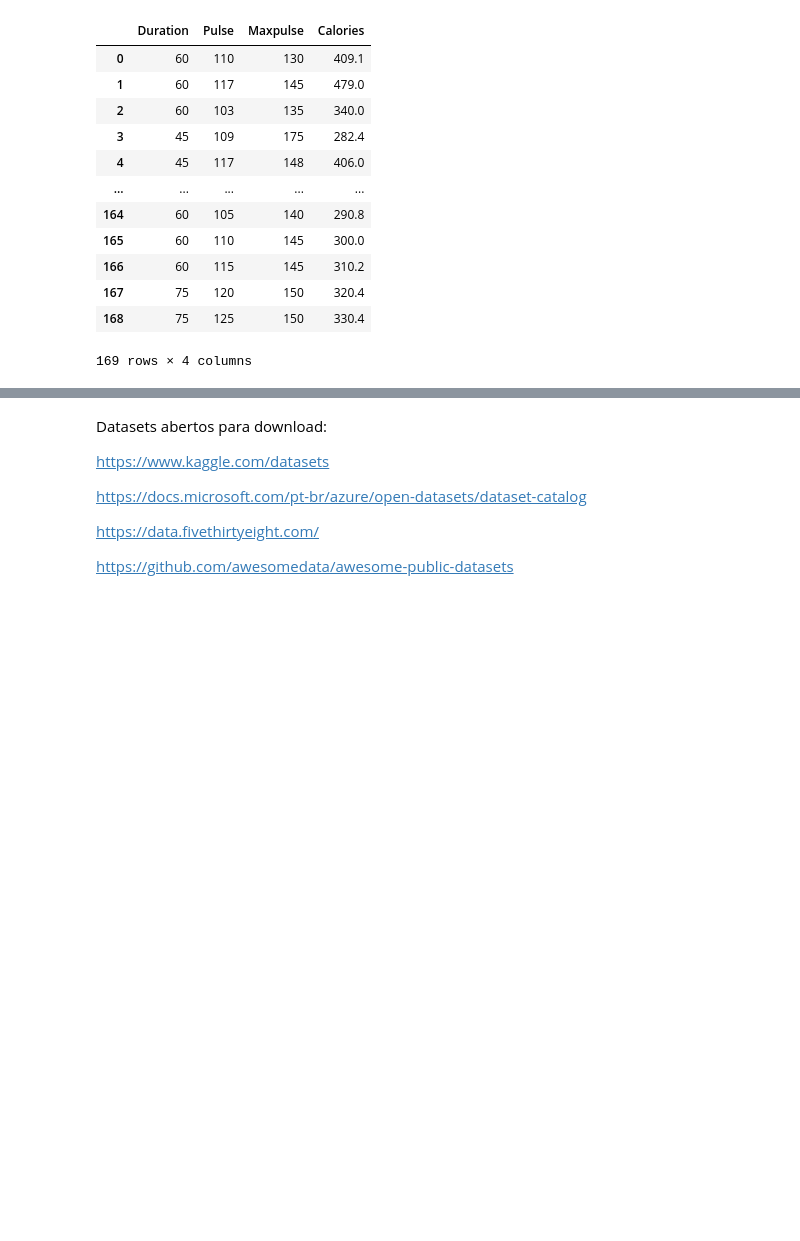
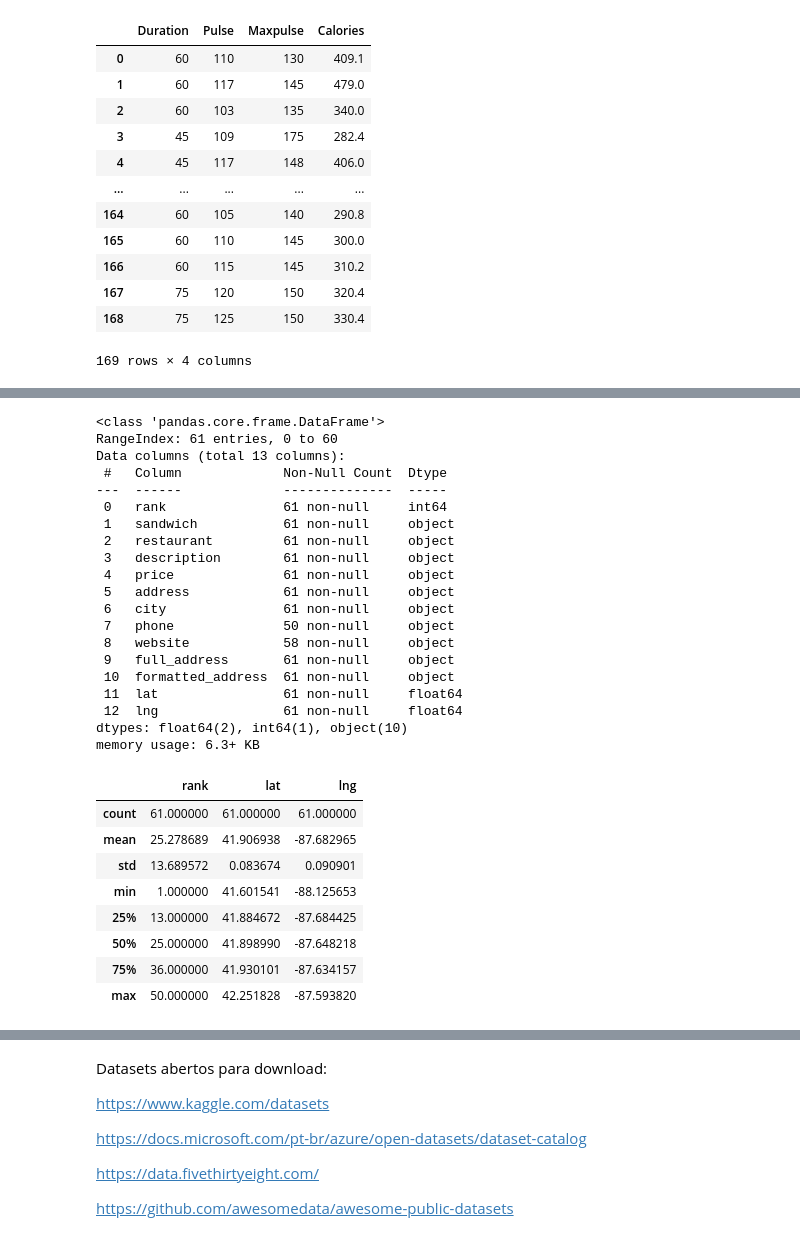
Before and after one commit to fernandonakagawa/ADS_5P_TE_Python_DS, a Jupyter notebook: Python_para_Data_Science_ADS_5P_TE.ipynb, the cells around one changed output, grey strips where cells are left out. Saved outputs shown, nothing was run; the diff lists cells and outputs as text; code cells hidden in the pictures; blank space fills up the shorter version.

```diff
--- a/Python_para_Data_Science_ADS_5P_TE.ipynb
+++ b/Python_para_Data_Science_ADS_5P_TE.ipynb
@@ -1125,0 +1329,33 @@ df
+# %%
+from_url.info()
+from_url.describe()
+# %% [output]
+<class 'pandas.core.frame.DataFrame'>
+RangeIndex: 61 entries, 0 to 60
+Data columns (total 13 columns):
+ #   Column             Non-Null Count  Dtype
+---  ------             --------------  -----
+ 0   rank               61 non-null     int64
+ 1   sandwich           61 non-null     object
+ 2   restaurant         61 non-null     object
+ 3   description        61 non-null     object
+ 4   price              61 non-null     object
+ 5   address            61 non-null     object
+ 6   city               61 non-null     object
+ 7   phone              50 non-null     object
+ 8   website            58 non-null     object
+ 9   full_address       61 non-null     object
+ 10  formatted_address  61 non-null     object
+ 11  lat                61 non-null     float64
+ 12  lng                61 non-null     float64
+dtypes: float64(2), int64(1), object(10)
+memory usage: 6.3+ KB
+|  | rank | lat | lng |
+| count | 61.000000 | 61.000000 | 61.000000 |
+| mean | 25.278689 | 41.906938 | -87.682965 |
+| std | 13.689572 | 0.083674 | 0.090901 |
+| min | 1.000000 | 41.601541 | -88.125653 |
+| 25% | 13.000000 | 41.884672 | -87.684425 |
+| 50% | 25.000000 | 41.898990 | -87.648218 |
+| 75% | 36.000000 | 41.930101 | -87.634157 |
+| max | 50.000000 | 42.251828 | -87.593820 |
```
Also changed, not shown: parts of 17 cells of this notebook.
